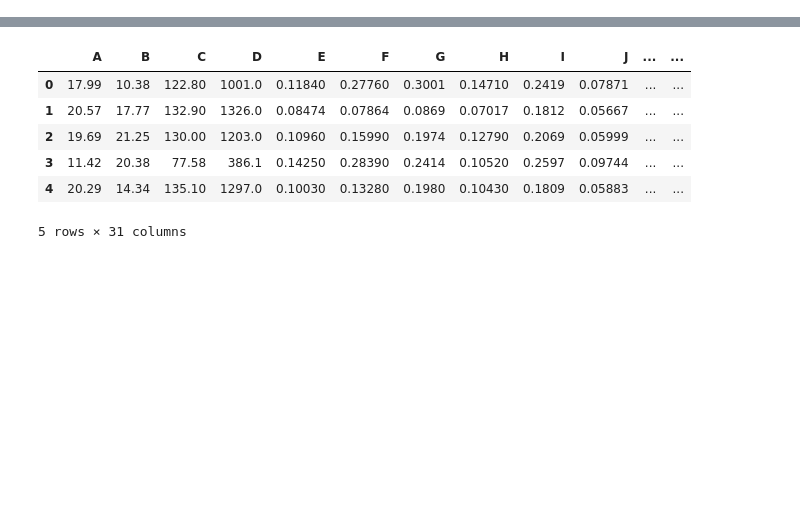
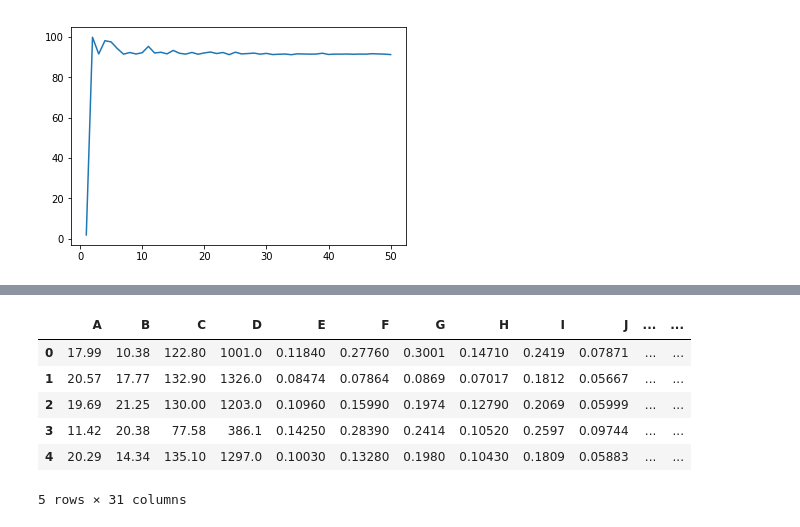
Before and after one commit to Sumedh100/com_olho_2020, a Jupyter notebook: AnomalyDetection/anomaly_detection.ipynb, the cells around one changed output, grey strips where cells are left out. Cells and saved outputs as stored; diff of their text form; code cells hidden in the pictures; blank space fills up the shorter version.

```diff
--- a/AnomalyDetection/anomaly_detection.ipynb
+++ b/AnomalyDetection/anomaly_detection.ipynb
@@ -58,12 +99,13 @@ def apply_KNN(df, low = 1, high = 30, testSize = 0.3, randomState = 4):
 # %%
-def apply_HBOS(df, low = 1, high = 10, testSize = 0.3, randomState = 4):
-    X = df[get_excel_columns(len(df.columns) - 1)].values.astype(float)
-    X = StandardScaler().fit(X).transform(X.astype(float))
-    y = df.iloc[:, -1]
-    X_train, X_test, y_train, y_test = train_test_split(X, y, test_size = testSize, random_state = randomState)
+def apply_HBOS(X_train, X_test, y_train, y_test, low = 1, high = 10):
+#     X = df[get_excel_columns(len(df.columns) - 1)].values.astype(float)
+#     X = StandardScaler().fit(X).transform(X.astype(float))
+#     y = df.iloc[:, -1]
+#     X_train, X_test, y_train, y_test = train_test_split(X, y, test_size = testSize, random_state = randomState)
+
     # change type of y_test to match y_hat = clf.predict(X_test)
-    y_test = y_test.to_numpy().astype(str)
-    y_test = np.where(y_test == 'n', 0, 1)
+#     y_test = y_test.to_numpy().astype(str)
+#     y_test = np.where(y_test == 'n', 0, 1)
     accuracy = []
     error_rate = []
     for i in range(low, high + 1):
@@ -128,0 +289,4 @@ def apply_LOF_novelty(df, low=1, high=20, testSize = 0.3, randomState = 3, conta
+# %%
+apply_HBOS(X_train1, X_test1, y_train1, y_test1, high = 50)
+# %% [output]
+[figure, added]
```
Also changed, not shown: parts of 49 cells of this notebook, 1 other file.
